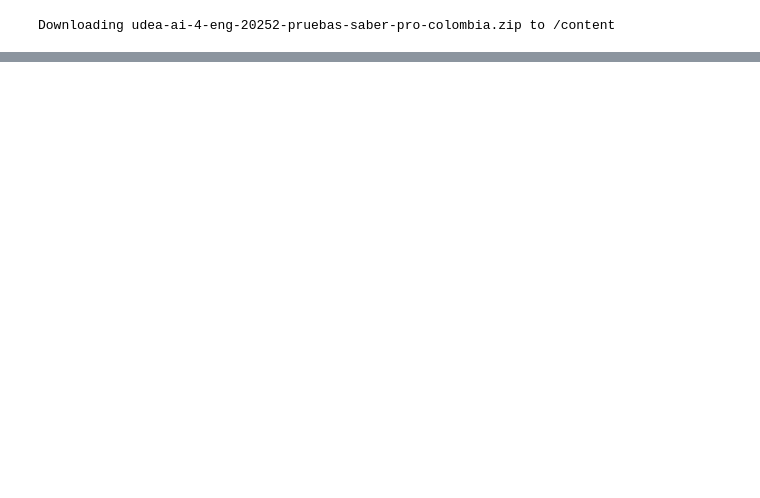
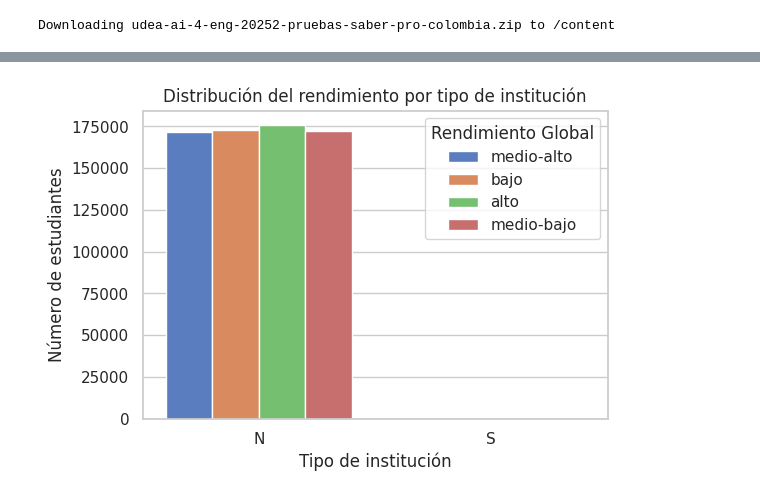
Before and after one commit to VanesaHM/ProyectoKaggle, a Jupyter notebook: 01_exploración.ipynb, the cells around one changed output, grey strips where cells are left out. Drawn from its saved outputs; the diff is of its cells as text; code cells hidden in the pictures; blank space fills up the shorter version.

```diff
--- a/01_exploración.ipynb
+++ b/01_exploración.ipynb
@@ -567,0 +203,17 @@ Name: count, Length: 919, dtype: int64
+# %%
+# ESTUDIANTES PRIVADOS DE LA LIBERTAD
+if 'E_PRIVADO_LIBERTAD' in train.columns:
+    plt.figure(figsize=(6,4))
+    sns.countplot(
+        x='E_PRIVADO_LIBERTAD',
+        data=train,
+        hue='RENDIMIENTO_GLOBAL',
+        order=train['E_PRIVADO_LIBERTAD'].value_counts().index
+    )
+    plt.title("Distribución del rendimiento por tipo de institución")
+    plt.xlabel("Tipo de institución")
+    plt.ylabel("Número de estudiantes")
+    plt.legend(title="Rendimiento Global")
+    plt.show()
+# %% [output]
+[figure, added]
```
Also changed, not shown: parts of 109 cells of this notebook.
